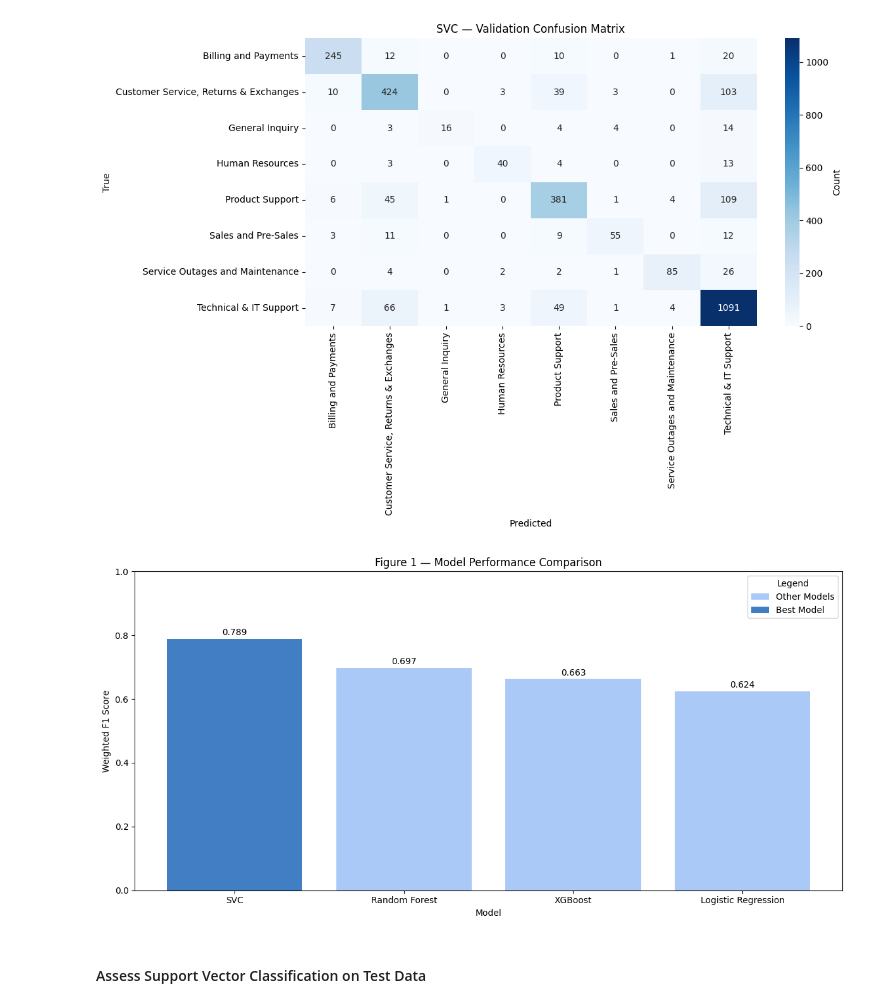
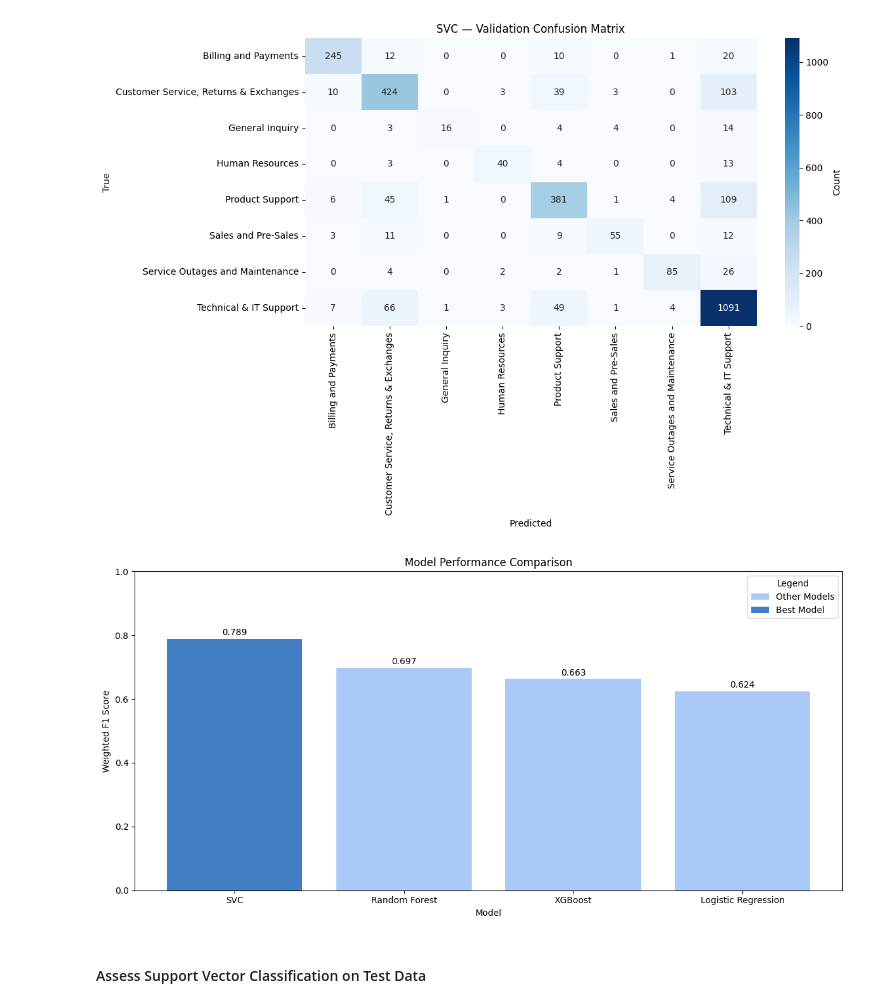
Before and after one commit to dallen014/queuerious_detector, a Jupyter notebook: notebooks/2.01-compare-models-deepdive.ipynb, the cells around one changed output. Cells and saved outputs as stored; diff of their text form; code cells hidden in the pictures.

Commit message:
updated chart titles

```diff
--- a/notebooks/2.01-compare-models-deepdive.ipynb
+++ b/notebooks/2.01-compare-models-deepdive.ipynb
@@ -248,35 +265,35 @@ labels = results_df["model"].values
 # find best model
 best_idx = int(scores.argmax()) if hasattr(scores, "argmax") else int(np.argmax(scores))
 
 # Colors
 best_color = "#417ec3"
 other_color = "#aac9f7"
 
 plt.figure(figsize=(12, 6))
 
 # Plot others
 other_mask = np.ones(len(results_df), dtype=bool)
 other_mask[best_idx] = False
 plt.bar(x[other_mask], scores[other_mask], color=other_color, label="Other Models")
 
 # Plot best
 plt.bar(x[best_idx], scores[best_idx], color=best_color, label="Best Model")
 
 # Annotations (now use numeric x positions)
 for xi, val in zip(x, scores):
     plt.text(xi, val + 0.005, f"{val:.3f}", ha="center", va="bottom", fontsize=10)
 
 # Axes/legend
 plt.xticks(x, labels)
 plt.legend(title="Legend")
-plt.title("Figure 1 — Model Performance Comparison")
+plt.title("Model Performance Comparison")
 plt.xlabel("Model")
 plt.ylabel("Weighted F1 Score")
 plt.ylim(0, 1)
 plt.tight_layout()
 plt.show()
 # %% [output]
-[figure, old version]
+[figure, new version]
 # %% [markdown]
 #### Assess Support Vector Classification on Test Data
 # %%
```
Also changed, not shown: parts of 2 cells of this notebook.
